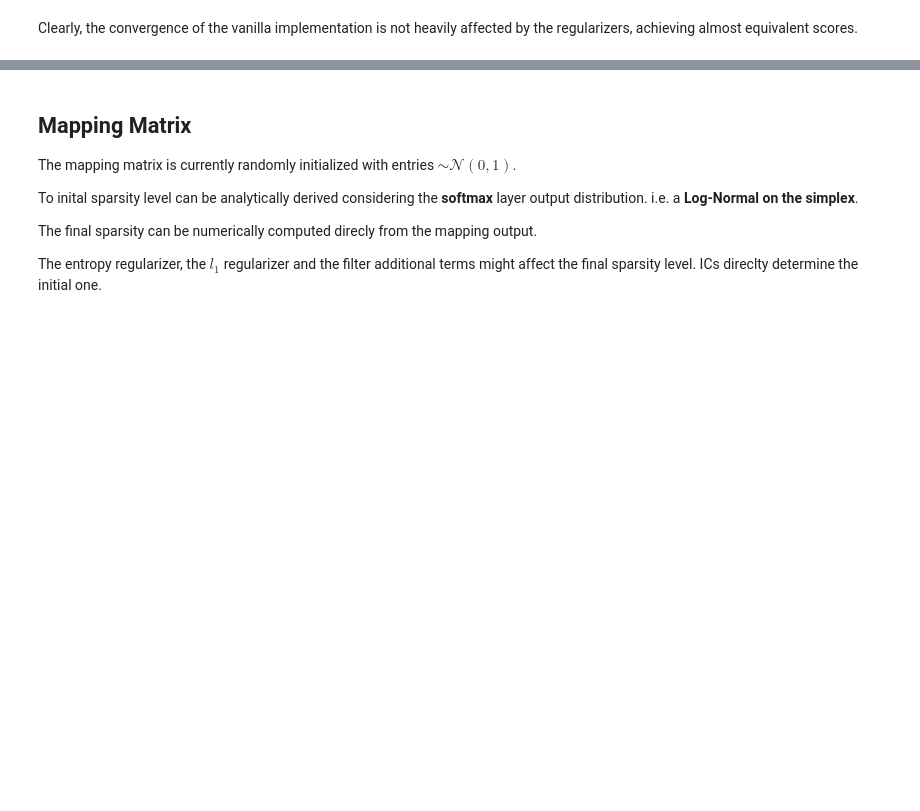
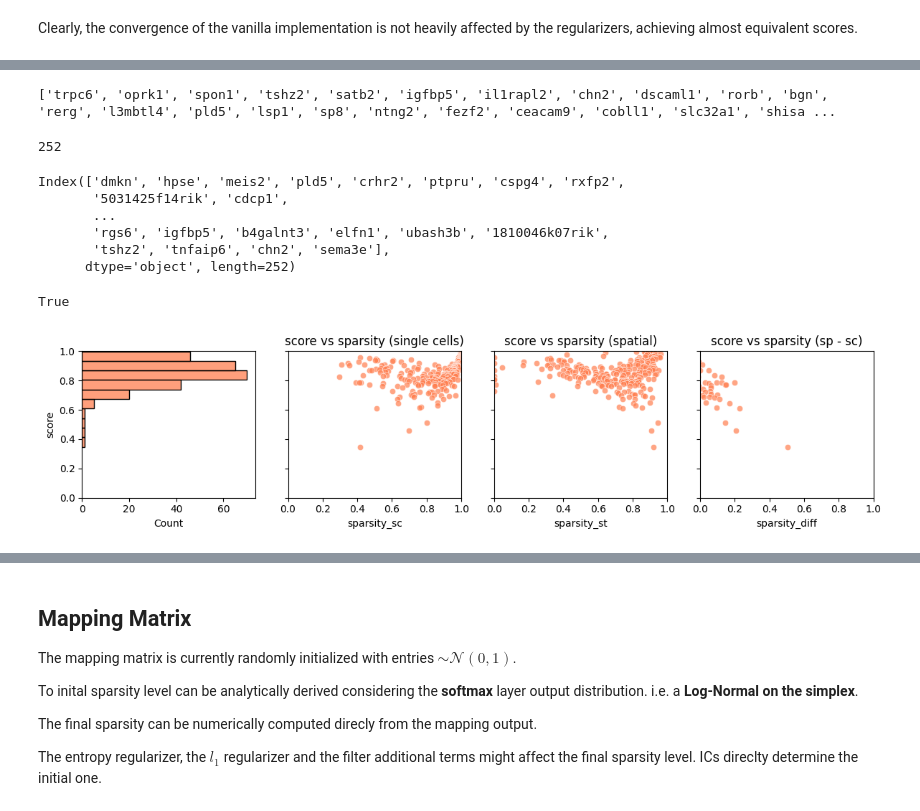
Before and after one commit to enric-bazz/Tangram, a Jupyter notebook: MyNotebooks/vanilla_model_analysis.ipynb, the cells around one changed output, grey strips where cells are left out. Drawn from its saved outputs; the diff is of its cells as text; code cells hidden in the pictures; blank space fills up the shorter version.

Commit message:
add sparsity-score plots

```diff
--- a/MyNotebooks/vanilla_model_analysis.ipynb
+++ b/MyNotebooks/vanilla_model_analysis.ipynb
@@ -485,0 +514,27 @@ Clearly, the convergence of the vanilla implementation is not heavily affected b
+# %%
+ad_ge = tgl.project_sc_genes_onto_space(ad_map_vanilla, data_vanilla)
+# %%
+print(ad_ge.uns['training_genes'])
+len(ad_ge.uns['training_genes'])
+# %% [output]
+['trpc6', 'oprk1', 'spon1', 'tshz2', 'satb2', 'igfbp5', 'il1rapl2', 'chn2', 'dscaml1', 'rorb', 'bgn', 'rerg', 'l3mbtl4', 'pld5', 'lsp1', 'sp8', 'ntng2', 'fezf2', 'ceacam9', 'cobll1', 'slc32a1', 'shisa ...
+252
+# %%
+ad_ge.var_names
+# %% [output]
+Index(['dmkn', 'hpse', 'meis2', 'pld5', 'crhr2', 'ptpru', 'cspg4', 'rxfp2',
+       '5031425f14rik', 'cdcp1',
+       ...
+       'rgs6', 'igfbp5', 'b4galnt3', 'elfn1', 'ubash3b', '1810046k07rik',
+       'tshz2', 'tnfaip6', 'chn2', 'sema3e'],
+      dtype='object', length=252)
+# %%
+df = tgl.compare_spatial_gene_exp(ad_ge, data_vanilla)
+# %%
+df['is_training'].all()
+# %% [output]
+True
+# %%
+tgl.plot_training_scores(df)
+# %% [output]
+[figure, added]
```
Also changed, not shown: parts of 16 cells of this notebook.
